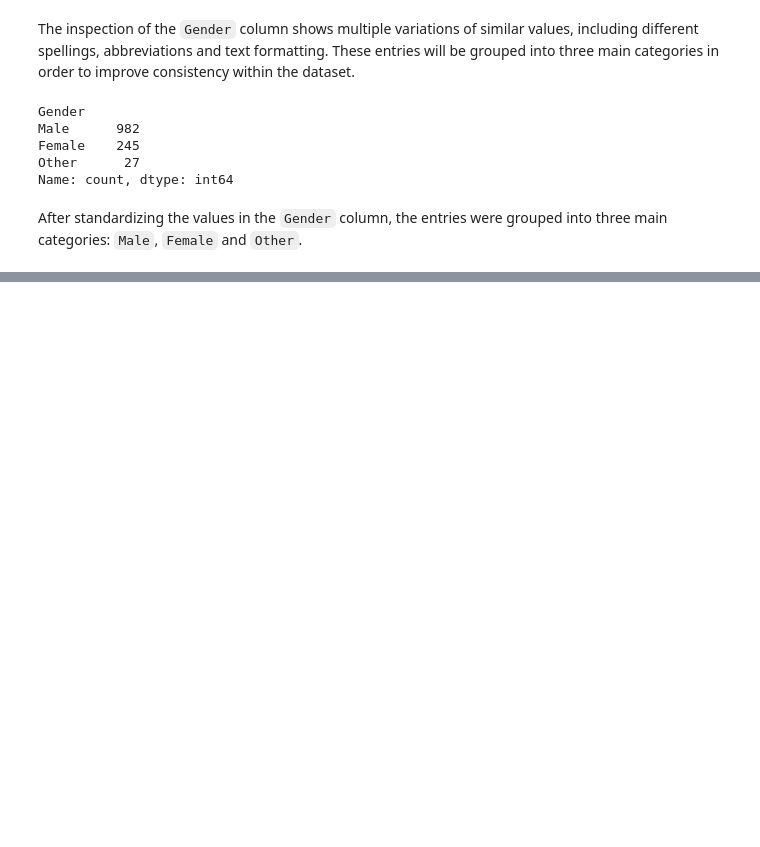
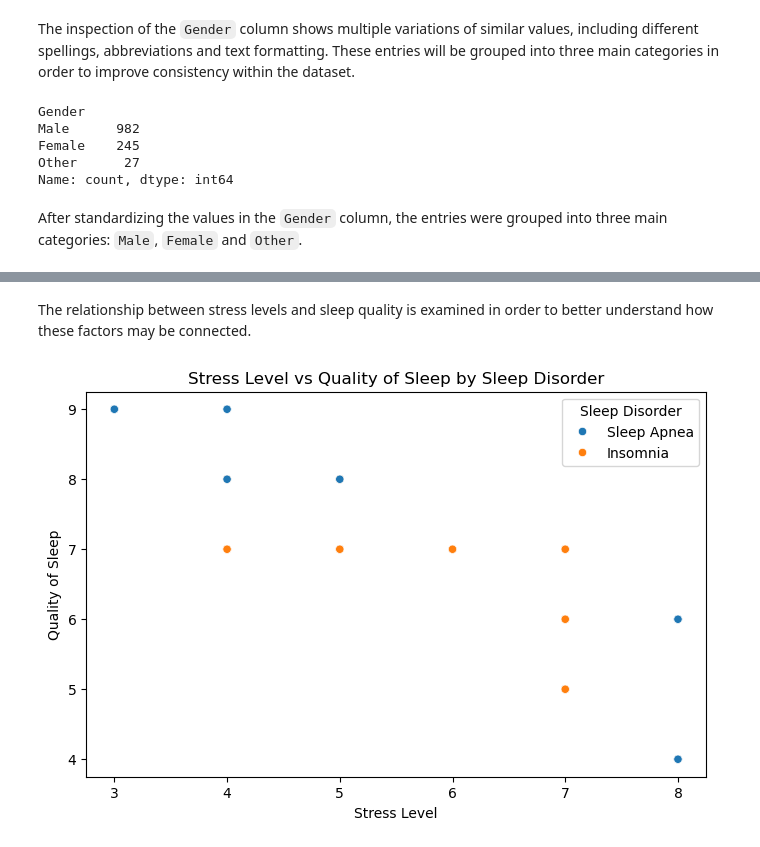
Before and after one commit to EleonoraIv/stress-mental-health-analysis, a Jupyter notebook: stress_mental_health_analysis.ipynb, the cells around one changed output, grey strips where cells are left out. Cells and saved outputs as stored; diff of their text form; code cells hidden in the pictures; blank space fills up the shorter version.

Commit message:
Complete exploratory data analysis and visualizations

```diff
--- a/stress_mental_health_analysis.ipynb
+++ b/stress_mental_health_analysis.ipynb
@@ -289,0 +294,20 @@ After standardizing the values in the `Gender` column, the entries were grouped
+# %% [markdown]
+The relationship between stress levels and sleep quality is examined in order to better understand how these factors may be connected.
+# %%
+plt.figure(figsize=(8, 5))
+
+sns.scatterplot(
+    data=sleep_data,
+    x="Stress Level",
+    y="Quality of Sleep",
+    hue="Sleep Disorder"
+)
+
+plt.title("Stress Level vs Quality of Sleep by Sleep Disorder")
+plt.xlabel("Stress Level")
+plt.ylabel("Quality of Sleep")
+
+plt.legend(title="Sleep Disorder")
+plt.show()
+# %% [output]
+[figure, added]
```
Also changed, not shown: parts of 13 cells of this notebook.
